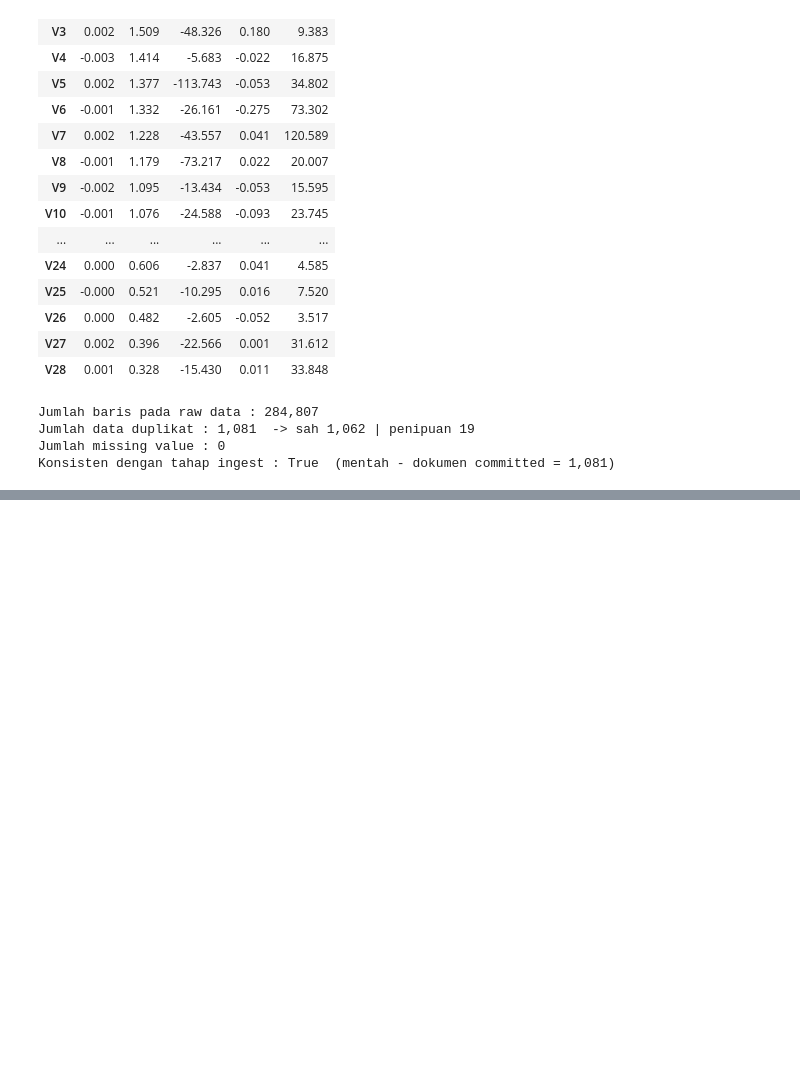
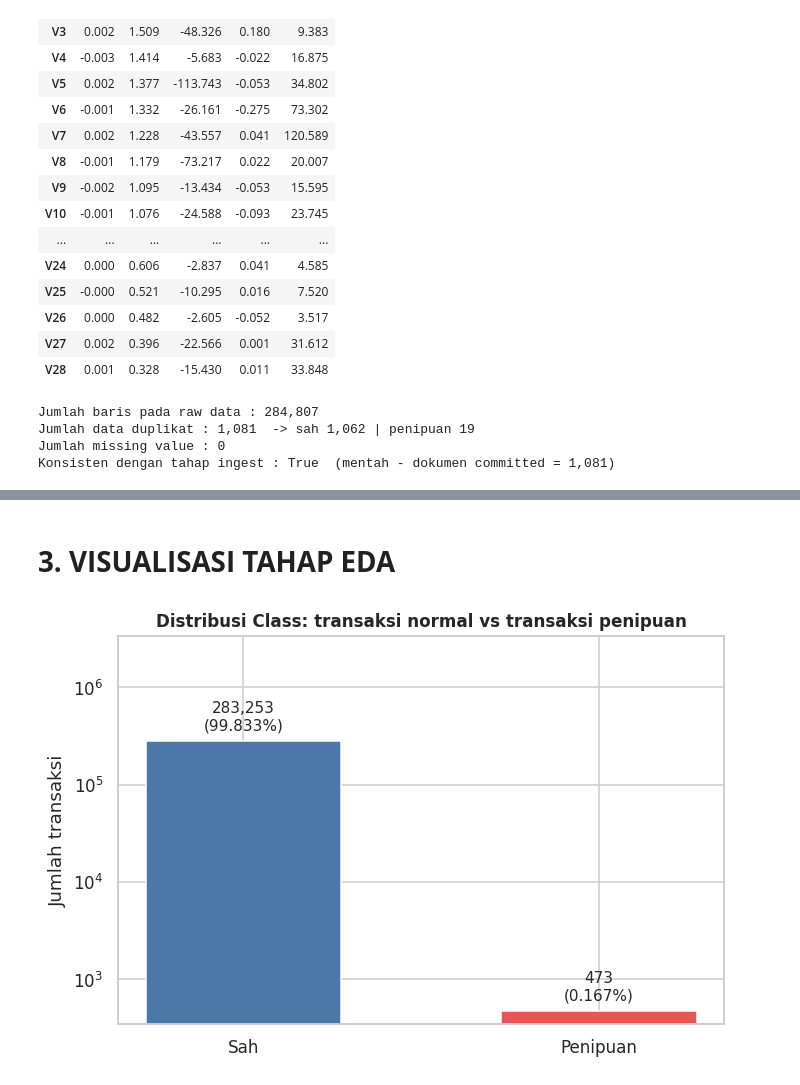
Before and after one commit to 157-Fadina/REPO-KELOMPOK04-MAHADATA, a Jupyter notebook: Kelompok04_Mahadata_M09.ipynb, the cells around one changed output, grey strips where cells are left out. Saved outputs shown, nothing was run; the diff lists cells and outputs as text; code cells hidden in the pictures; blank space fills up the shorter version.

Commit message:
Add Visualization of EDA

```diff
--- a/Kelompok04_Mahadata_M09.ipynb
+++ b/Kelompok04_Mahadata_M09.ipynb
@@ -586,3 +586,21 @@ show_table(tabel_masalah)
 | 6 | Amount vs V1-V28 (skala & kemirin... | Format | Skewness Amount 17.0; Amount 0-25... | Tidak di-scale untuk Random Fores... |
 | 7 | _id, _ingested_at, _batch_id, _so... | Format | 4 kolom metadata pada 283,726 dok... | Dikeluarkan dari fitur (hanya unt... |
 | 8 | Class (ketidakseimbangan label) | Lainnya (distribusi label) | Penipuan 473 (0.167%) vs sah 283,... | Tidak di-resample sebelum split. ... |
+# %% [markdown]
+# **3. VISUALISASI TAHAP EDA**
+# %%
+# Visualisasi Distribusi Data
+cnt = pdf["Label"].value_counts().reindex(ORDER)
+
+fig, ax = plt.subplots(figsize=(6.5, 4.4))
+bars = ax.bar(ORDER, cnt.values, color=[PALETTE[k] for k in ORDER], width=.55)
+ax.set_yscale("log")
+ax.set_ylim(top=cnt.max() * 12)
+for b, v in zip(bars, cnt.values):
+    ax.text(b.get_x() + b.get_width() / 2, v * 1.2, f"{v:,}\n({v/N*100:.3f}%)",
+            ha="center", va="bottom", fontsize=10)
+ax.set_ylabel("Jumlah transaksi")
+ax.set_title("Distribusi Class: transaksi normal vs transaksi penipuan")
+plt.tight_layout(); savefig("01_distribusi_class"); plt.show()
+# %% [output]
+[figure, added]
```
Also changed, not shown: parts of 9 cells of this notebook.
